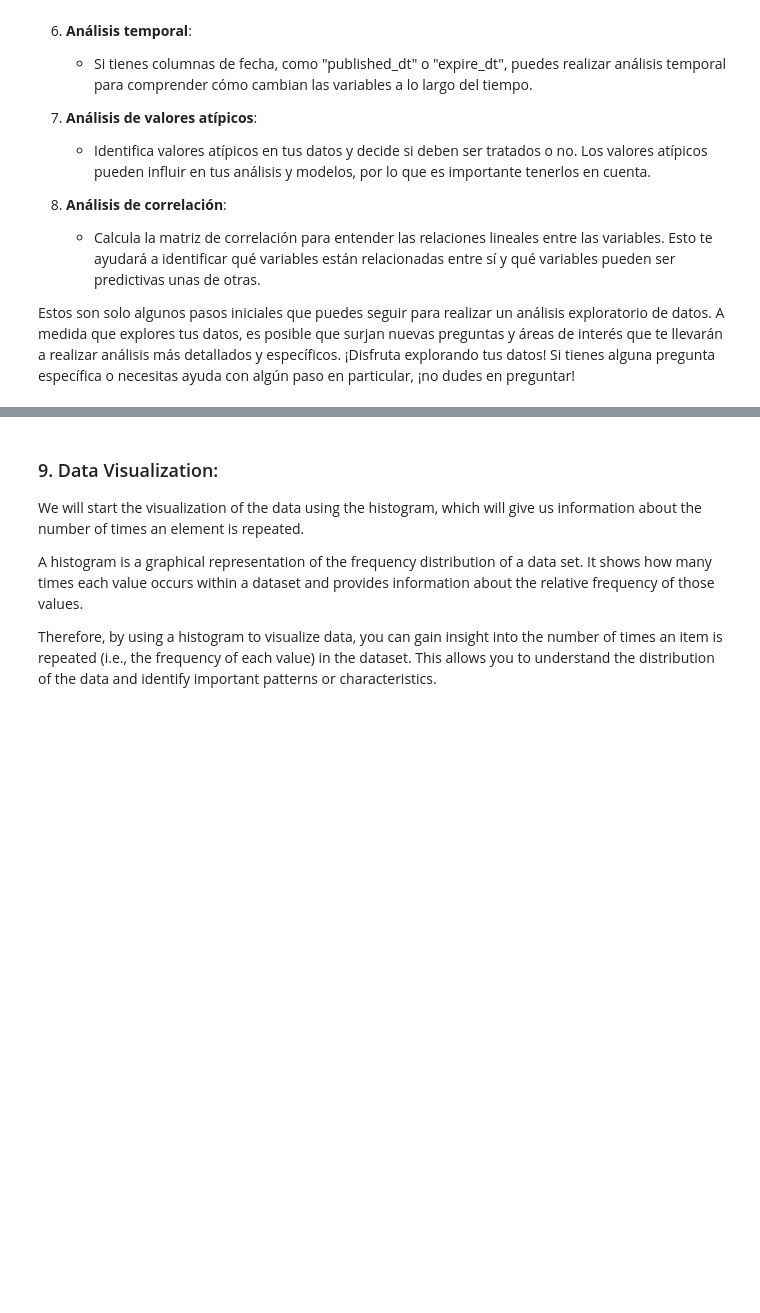
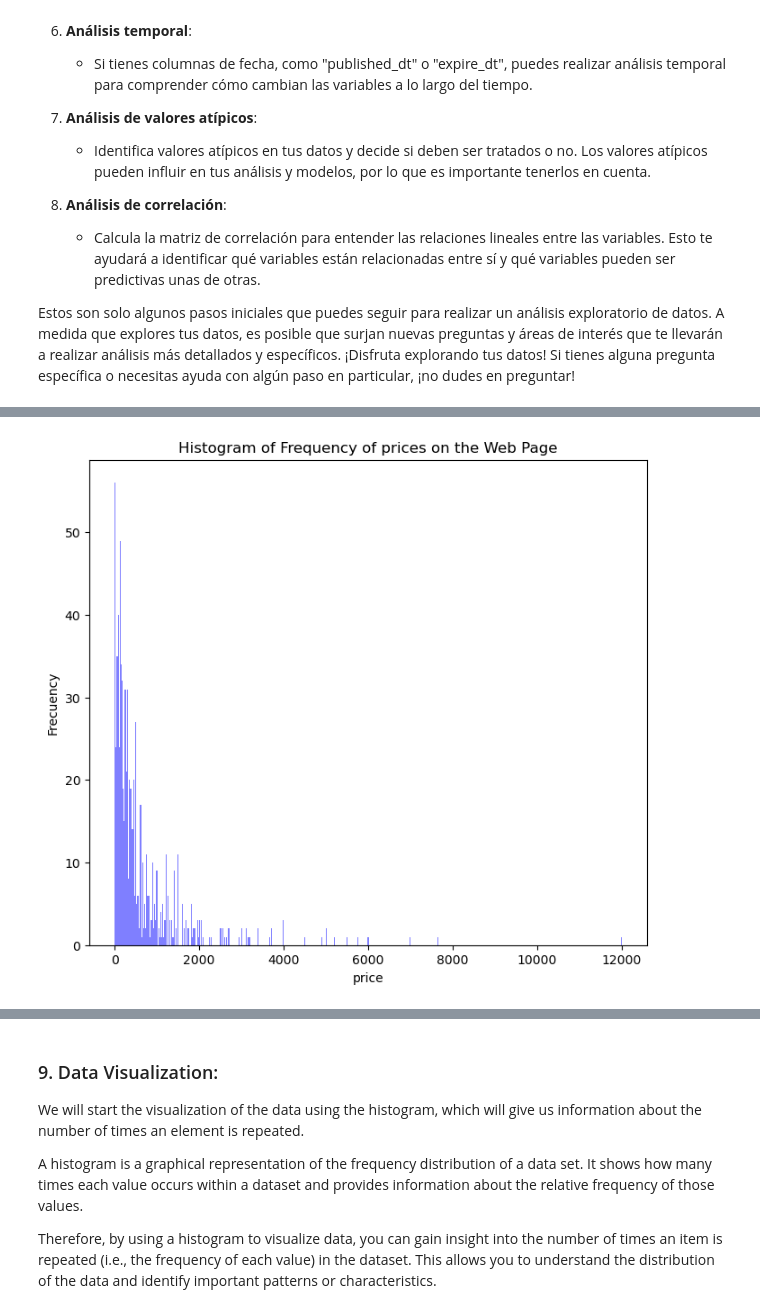
Before and after one commit to albertjimrod/ScraperETL-EDA-ML-Personal, a Jupyter notebook: project_5/EDA_hispasonic.ipynb, the cells around one changed output, grey strips where cells are left out. Saved outputs shown, nothing was run; the diff lists cells and outputs as text; code cells hidden in the pictures; blank space fills up the shorter version.

```diff
--- a/project_5/EDA_hispasonic.ipynb
+++ b/project_5/EDA_hispasonic.ipynb
@@ -490,0 +509,11 @@ plt.show()
+# %%
+plt.figure(figsize=(8,7))
+
+plt.title('Histogram of prices on the Web Page')
+
+plt.hist(ndf_copy["price"],bins=500, color='blue', alpha=0.5)
+plt.xlabel('price')
+plt.ylabel('Frecuency')
+plt.show()
+# %% [output]
+[figure, added]
```
Also changed, not shown: parts of 44 cells of this notebook, 4 other files.
